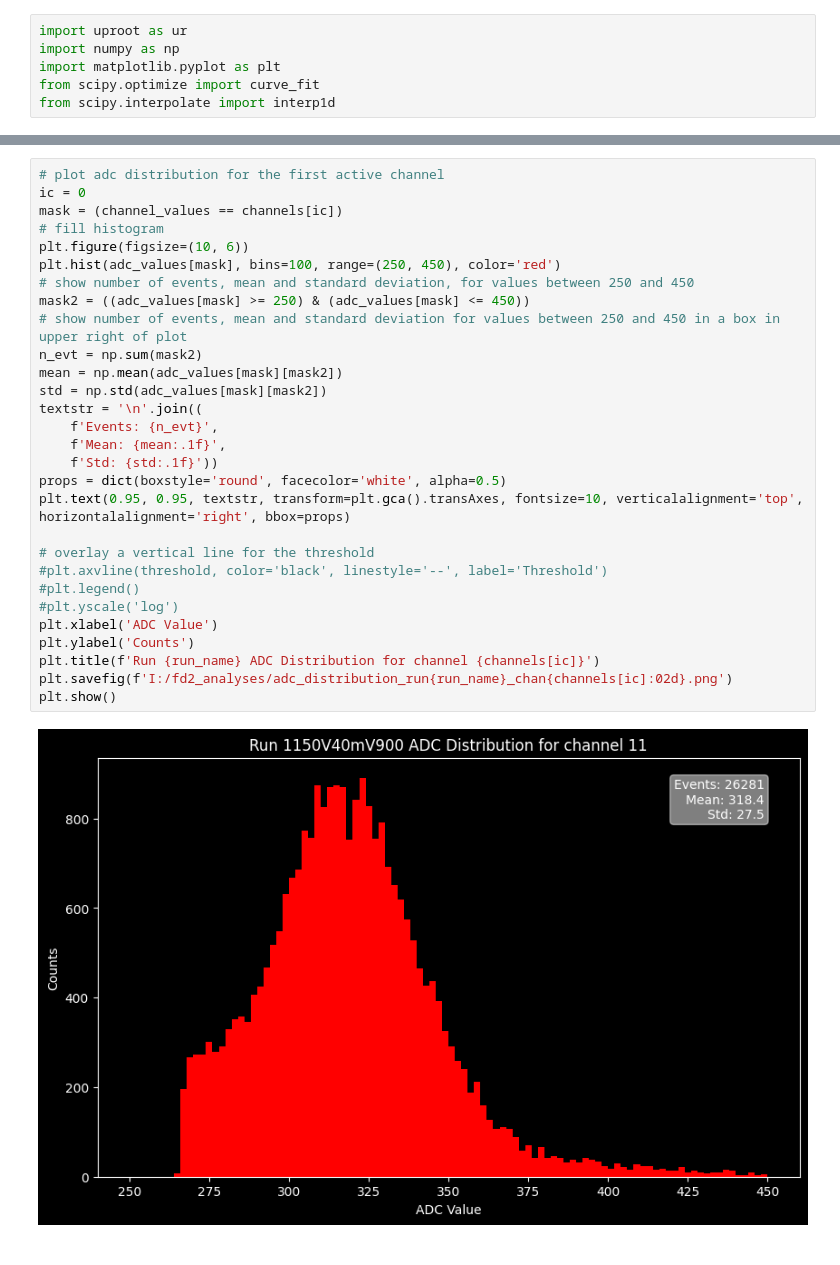
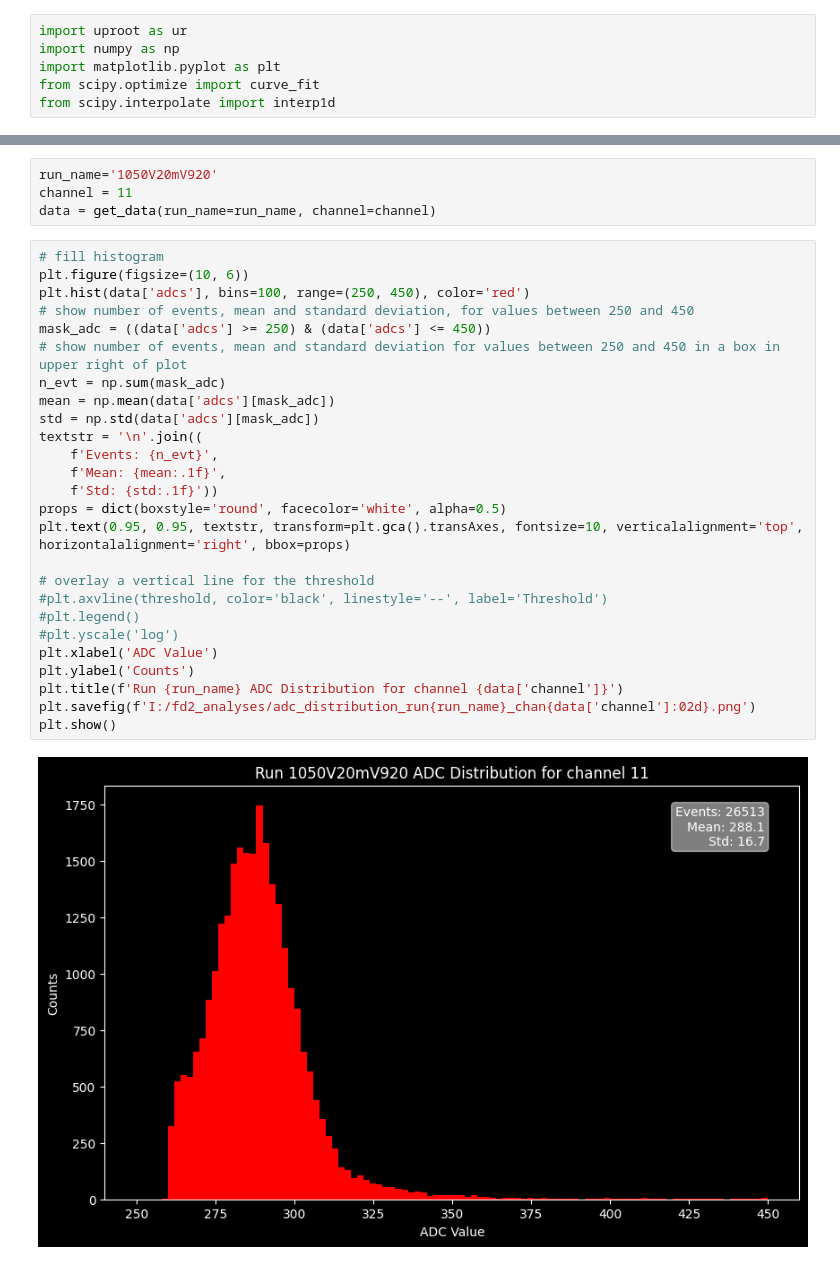
Before and after one commit to deankarlen/hk_fd2, a Jupyter notebook: timing_202603.ipynb, the cells around one changed output, grey strips where cells are left out. Cells and saved outputs as stored; diff of their text form.

```diff
--- a/timing_202603.ipynb
+++ b/timing_202603.ipynb
@@ -93,32 +118,33 @@ tot_values: shape=(26482,), len=26482, min=-14, max=14, mean=1.038856581829167,
 pmt_time matches calculated value from time_coarse and time_fine
+# %%
+run_name='1050V20mV920'
+channel = 11
+data = get_data(run_name=run_name, channel=channel)
 # %%
-# plot adc distribution for the first active channel
-ic = 0
-mask = (channel_values == channels[ic])
 # fill histogram
 plt.figure(figsize=(10, 6))
-plt.hist(adc_values[mask], bins=100, range=(250, 450), color='red')
+plt.hist(data['adcs'], bins=100, range=(250, 450), color='red')
 # show number of events, mean and standard deviation, for values between 250 and 450
-mask2 = ((adc_values[mask] >= 250) & (adc_values[mask] <= 450))
+mask_adc = ((data['adcs'] >= 250) & (data['adcs'] <= 450))
 # show number of events, mean and standard deviation for values between 250 and 450 in a box in upper right of plot
-n_evt = np.sum(mask2)
-mean = np.mean(adc_values[mask][mask2])
-std = np.std(adc_values[mask][mask2])
+n_evt = np.sum(mask_adc)
+mean = np.mean(data['adcs'][mask_adc])
+std = np.std(data['adcs'][mask_adc])
 textstr = '\n'.join((
     f'Events: {n_evt}',
     f'Mean: {mean:.1f}',
     f'Std: {std:.1f}'))
 props = dict(boxstyle='round', facecolor='white', alpha=0.5)
 plt.text(0.95, 0.95, textstr, transform=plt.gca().transAxes, fontsize=10, verticalalignment='top', horizontalalignment='right', bbox=props)
 
 # overlay a vertical line for the threshold
 #plt.axvline(threshold, color='black', linestyle='--', label='Threshold')
 #plt.legend()
 #plt.yscale('log')
 plt.xlabel('ADC Value')
 plt.ylabel('Counts')
-plt.title(f'Run {run_name} ADC Distribution for channel {channels[ic]}')
-plt.savefig(f'I:/fd2_analyses/adc_distribution_run{run_name}_chan{channels[ic]:02d}.png')
+plt.title(f'Run {run_name} ADC Distribution for channel {data['channel']}')
+plt.savefig(f'I:/fd2_analyses/adc_distribution_run{run_name}_chan{data['channel']:02d}.png')
 plt.show()
 # %% [output]
-[figure, old version]
+[figure, new version]
```
Also changed, not shown: parts of 28 cells of this notebook.
